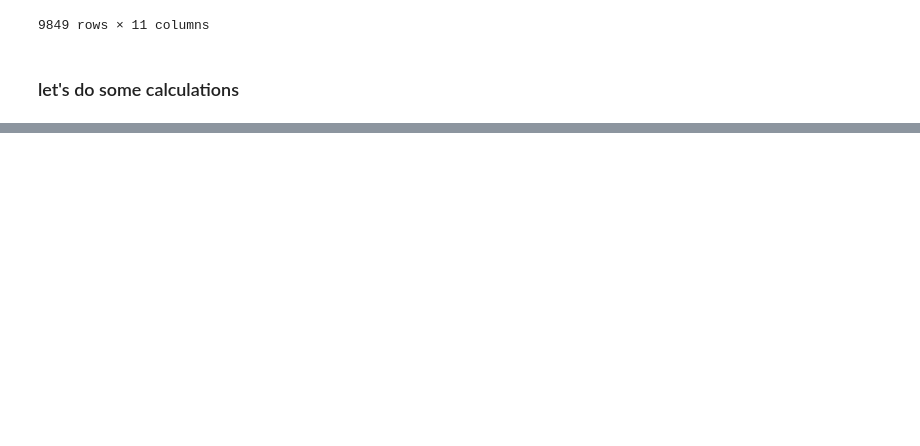
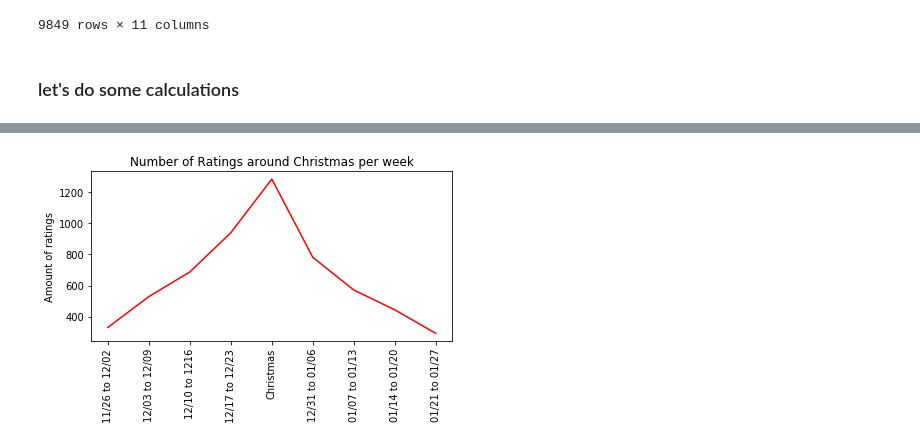
Before and after one commit to jezebleum/project-vu-object-to-data, a Jupyter notebook: Things-about-Christmas.ipynb, the cells around one changed output, grey strips where cells are left out. Drawn from its saved outputs; the diff is of its cells as text; code cells hidden in the pictures; blank space fills up the shorter version.

```diff
--- a/Things-about-Christmas.ipynb
+++ b/Things-about-Christmas.ipynb
@@ -121,0 +218,14 @@ F_onewayResult(statistic=35.295181190594349, pvalue=3.6459838108910105e-09)
+# %%
+x1=np.arange(-4,5,1)
+y1=np.array([len(Wb4),len(Wb3),len(Wb2),len(Wb1),len(Christmas),len(Wa1),len(Wa2),len(Wa3),len(Wa4)])
+plt.plot(x1,y1,color='red')
+plt.xticks(np.arange(-4,5,1),("11/26 to 12/02","12/03 to 12/09", "12/10 to 1216", "12/17 to 12/23", "Christmas", "12/31 to 01/06", "01/07 to 01/13", "01/14 to 01/20", "01/21 to 01/27" ),rotation='vertical')
+# plt.xlabel('Weeks before and after Christmas')
+plt.ylabel('Amount of ratings')
+plt.title('Number of Ratings around Christmas per week')
+plt.tight_layout()
+plt.savefig('Number of Ratings around Christmas per week.png',format='png')
+
+plt.show()
+# %% [output]
+[figure, added]
```
Also changed, not shown: parts of 8 cells of this notebook, 2 other files.
